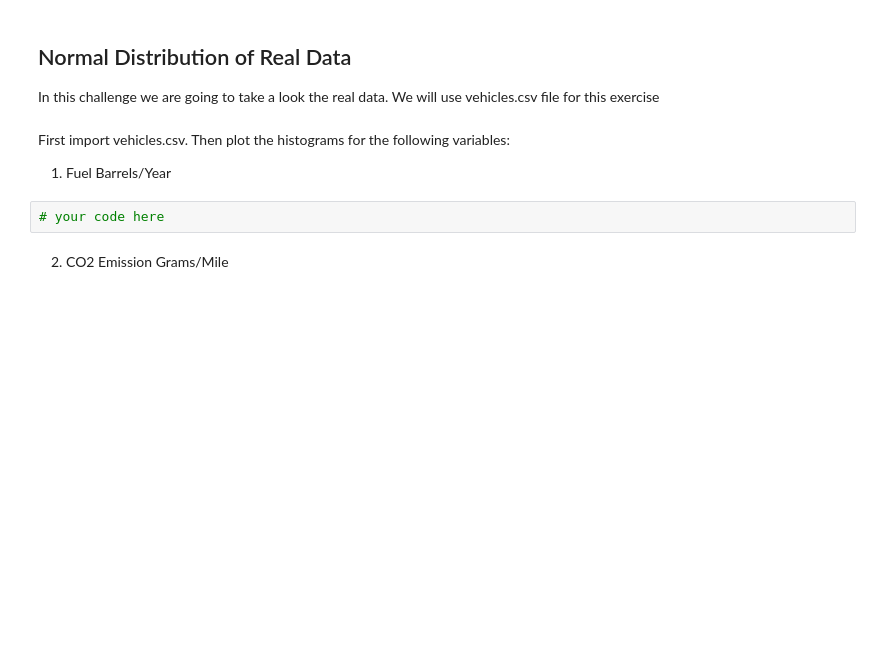
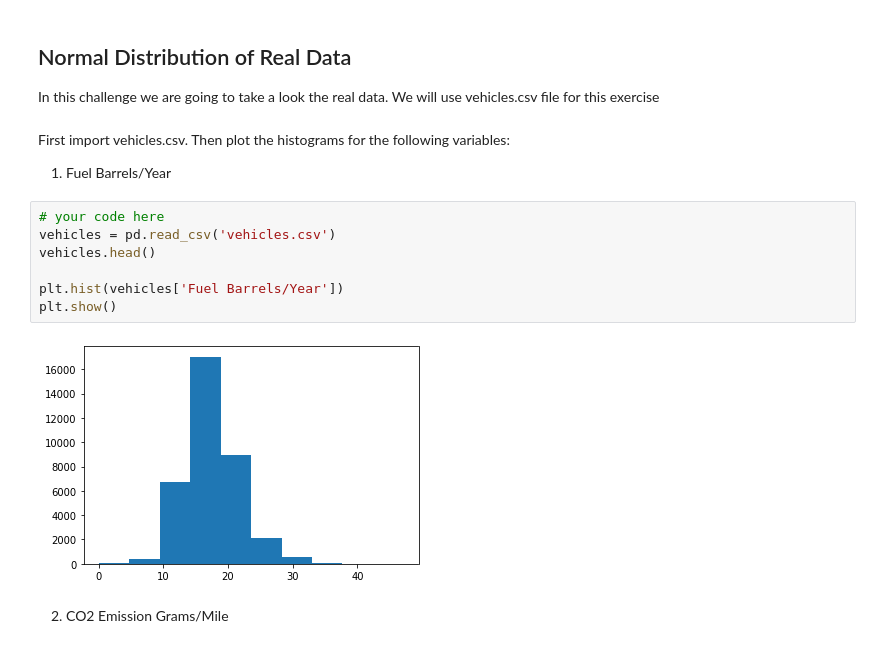
Before and after one commit to ta-data-pt-rmt/lab-prob-distributions, a Jupyter notebook: your-code/continuous.ipynb, the cells around one changed output. Saved outputs shown, nothing was run; the diff lists cells and outputs as text; blank space fills up the shorter version.

```diff
--- a/your-code/continuous.ipynb
+++ b/your-code/continuous.ipynb
@@ -74,8 +109,15 @@ First import vehicles.csv.
 Then plot the histograms for the following variables:
 
 1. Fuel Barrels/Year
-# %%
-# your code here
+# %%
+# your code here
+vehicles = pd.read_csv('vehicles.csv')
+vehicles.head()
+
+plt.hist(vehicles['Fuel Barrels/Year'])
+plt.show()
+# %% [output]
+[figure, added]
 # %% [markdown]
 2. CO2 Emission Grams/Mile
 # %%
```
Also changed, not shown: parts of 22 cells of this notebook, 1 other file.
